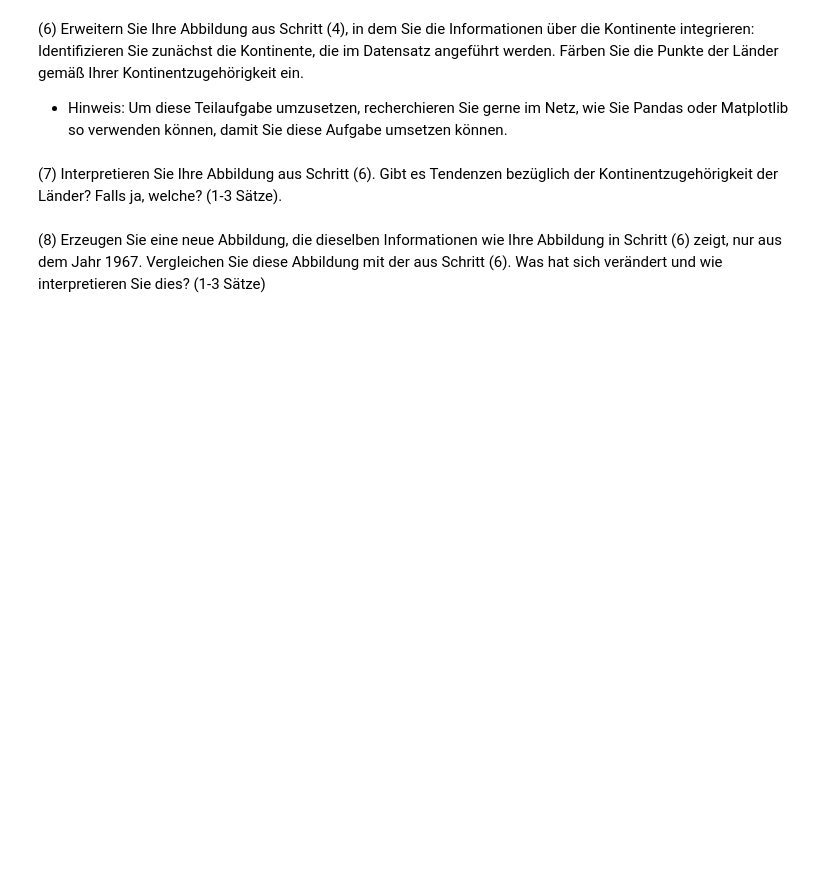
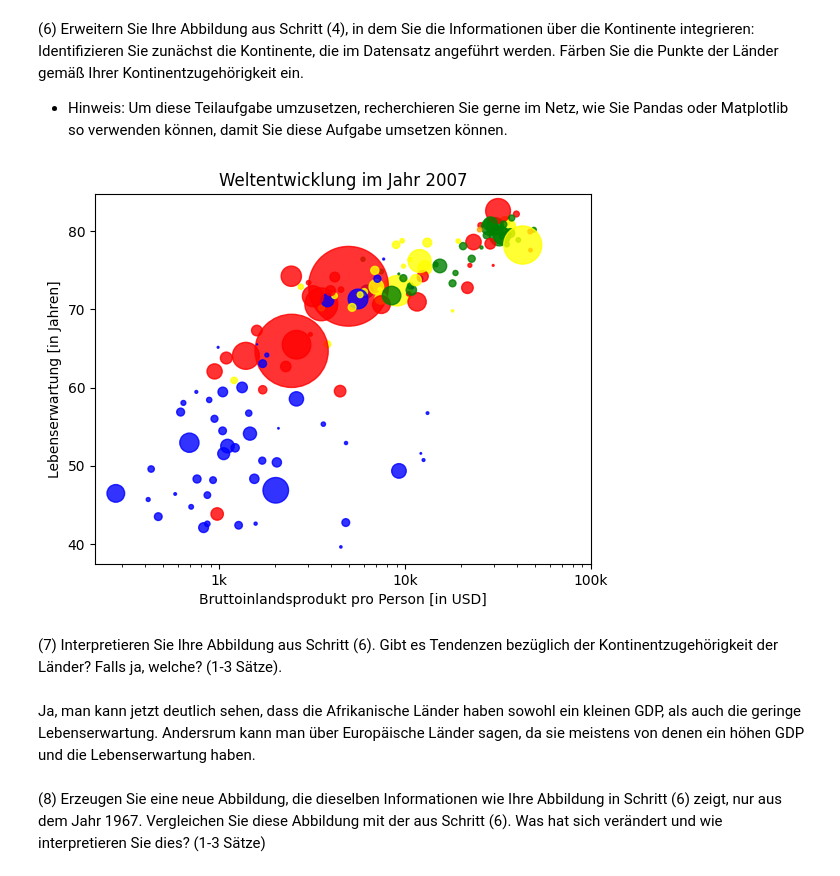
Before and after one commit to cortex359/ds.ss24, a Jupyter notebook: 03/TSRI-3.ipynb, the cells around one changed output. Cells and saved outputs as stored; diff of their text form; code cells hidden in the pictures; blank space fills up the shorter version.

```diff
--- a/03/TSRI-3.ipynb
+++ b/03/TSRI-3.ipynb
@@ -203,7 +203,28 @@ Bei der Abbildung kann man sehen, dass die Zusammenhang zwischen Lebenserwartung
 (6) Erweitern Sie Ihre Abbildung aus Schritt (4), in dem Sie die Informationen über die Kontinente integrieren: Identifizieren Sie zunächst die Kontinente, die im Datensatz angeführt werden. Färben Sie die Punkte der Länder gemäß Ihrer Kontinentzugehörigkeit ein.
 
 * Hinweis: Um diese Teilaufgabe umzusetzen, recherchieren Sie gerne im Netz, wie Sie Pandas oder Matplotlib so verwenden können, damit Sie diese Aufgabe umsetzen können.
+# %%
+gapminder_max_year = gapminder.loc[gapminder["year"] == gapminder["year"].max()]
+colors = {
+    'Asia':'red',
+    'Europe':'green',
+    'Africa':'blue',
+    'Americas':'yellow',
+    'Oceania':'orange'
+}
+col = list(colors[x] for x in gapminder_max_year["continent"])
+plt.scatter(gapminder_max_year["gdpPercap"], gapminder_max_year["lifeExp"], c=col, s=gapminder_max_year["pop"] / 4e5, alpha=0.8)
+plt.xscale("log")
+plt.xlabel('Bruttoinlandsprodukt pro Person [in USD]')
+plt.ylabel('Lebenserwartung [in Jahren]')
+plt.title('Weltentwicklung im Jahr 2007')
+plt.xticks([1000,10000,100000], ['1k','10k','100k'])
+plt.show()
+# %% [output]
+[figure, added]
 # %% [markdown]
 (7) Interpretieren Sie Ihre Abbildung aus Schritt (6). Gibt es Tendenzen bezüglich der Kontinentzugehörigkeit der Länder? Falls ja, welche? (1-3 Sätze).
+# %% [markdown]
+Ja, man kann jetzt deutlich sehen, dass die Afrikanische Länder haben sowohl ein kleinen GDP, als auch die geringe Lebenserwartung. Andersrum kann man über Europäische Länder sagen, da sie meistens von denen ein höhen GDP und die Lebenserwartung haben.
 # %% [markdown]
 (8) Erzeugen Sie eine neue Abbildung, die dieselben Informationen wie Ihre Abbildung in Schritt (6) zeigt, nur aus dem Jahr 1967. Vergleichen Sie diese Abbildung mit der aus Schritt (6). Was hat sich verändert und wie interpretieren Sie dies? (1-3 Sätze)
```
Also changed, not shown: parts of 6 cells of this notebook.
